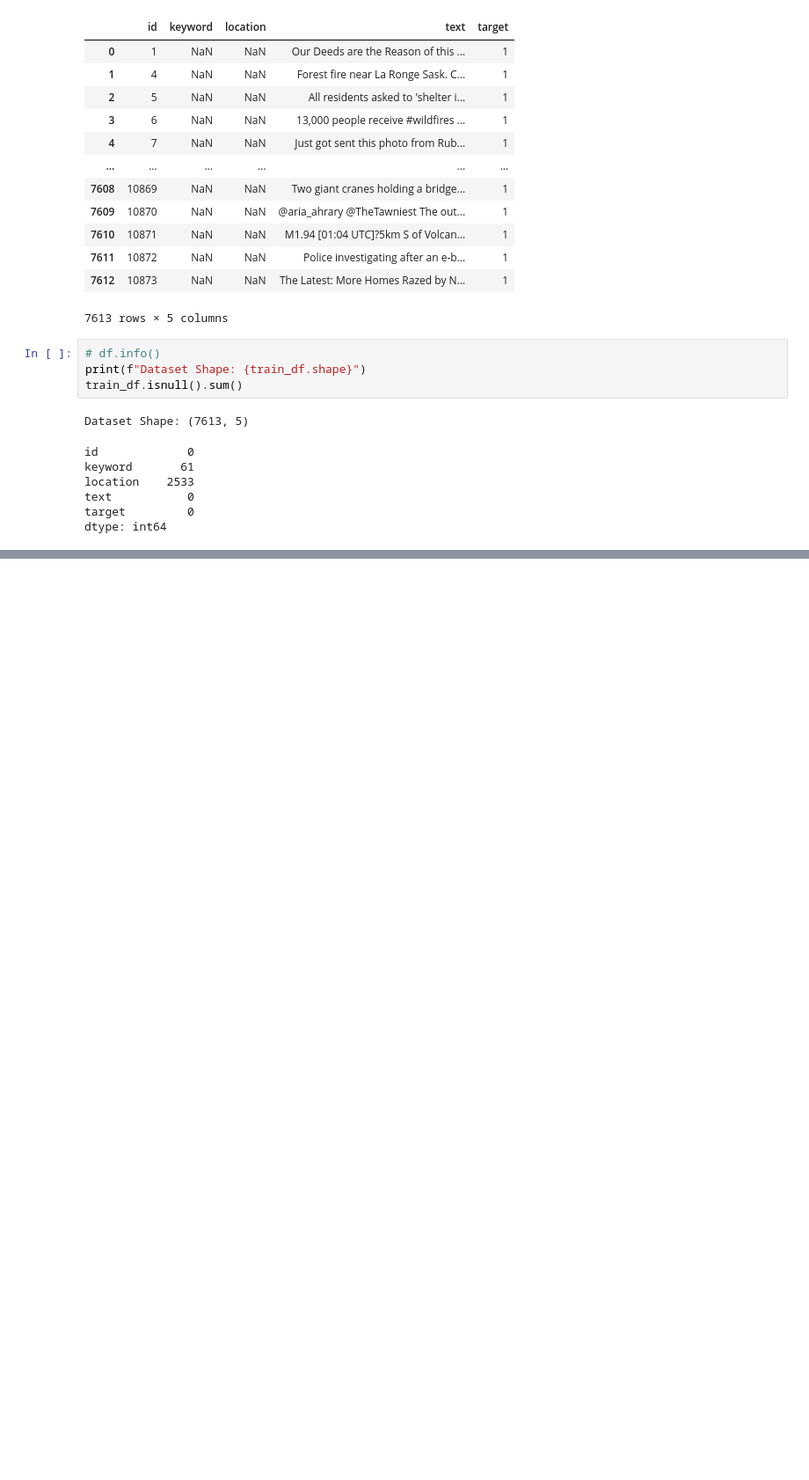
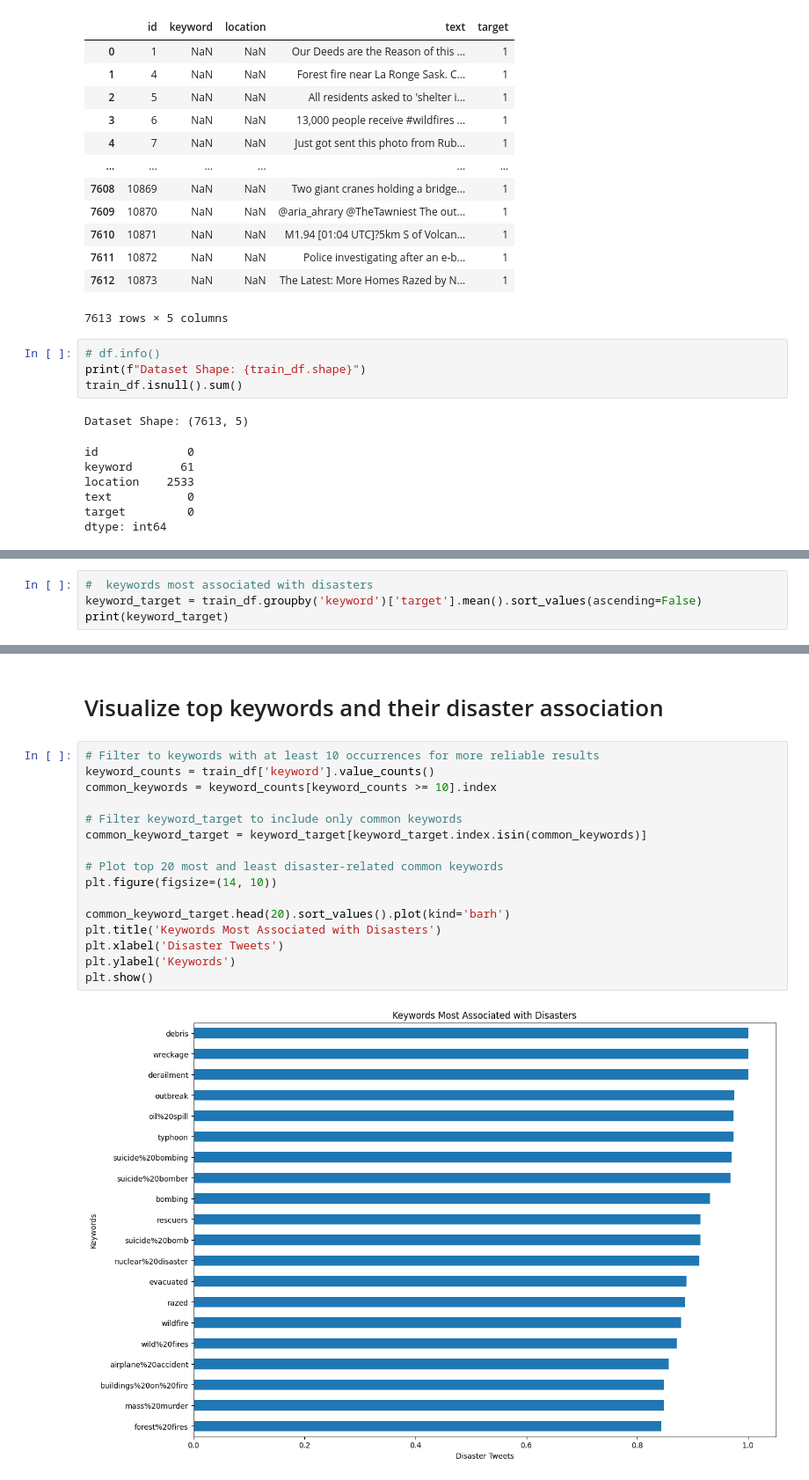
Before and after one commit to BalajiSriraman/ai-learnings, a Jupyter notebook: capstone-project/disaster-tweets.ipynb, the cells around one changed output, grey strips where cells are left out. Shown at 88% size. Cells and saved outputs as stored; diff of their text form; blank space fills up the shorter version.

```diff
--- a/capstone-project/disaster-tweets.ipynb
+++ b/capstone-project/disaster-tweets.ipynb
@@ -66,0 +136,4 @@ plt.tight_layout()
+# %%
+#  keywords most associated with disasters
+keyword_target = train_df.groupby('keyword')['target'].mean().sort_values(ascending=False)
+print(keyword_target)
@@ -66,0 +154,20 @@ plt.tight_layout()
+# %% [markdown]
+# Visualize top keywords and their disaster association
+# %%
+# Filter to keywords with at least 10 occurrences for more reliable results
+keyword_counts = train_df['keyword'].value_counts()
+common_keywords = keyword_counts[keyword_counts >= 10].index
+
+# Filter keyword_target to include only common keywords
+common_keyword_target = keyword_target[keyword_target.index.isin(common_keywords)]
+
+# Plot top 20 most and least disaster-related common keywords
+plt.figure(figsize=(14, 10))
+
+common_keyword_target.head(20).sort_values().plot(kind='barh')
+plt.title('Keywords Most Associated with Disasters')
+plt.xlabel('Disaster Tweets')
+plt.ylabel('Keywords')
+plt.show()
+# %% [output]
+[figure, added]
```
Also changed, not shown: parts of 9 cells of this notebook.
